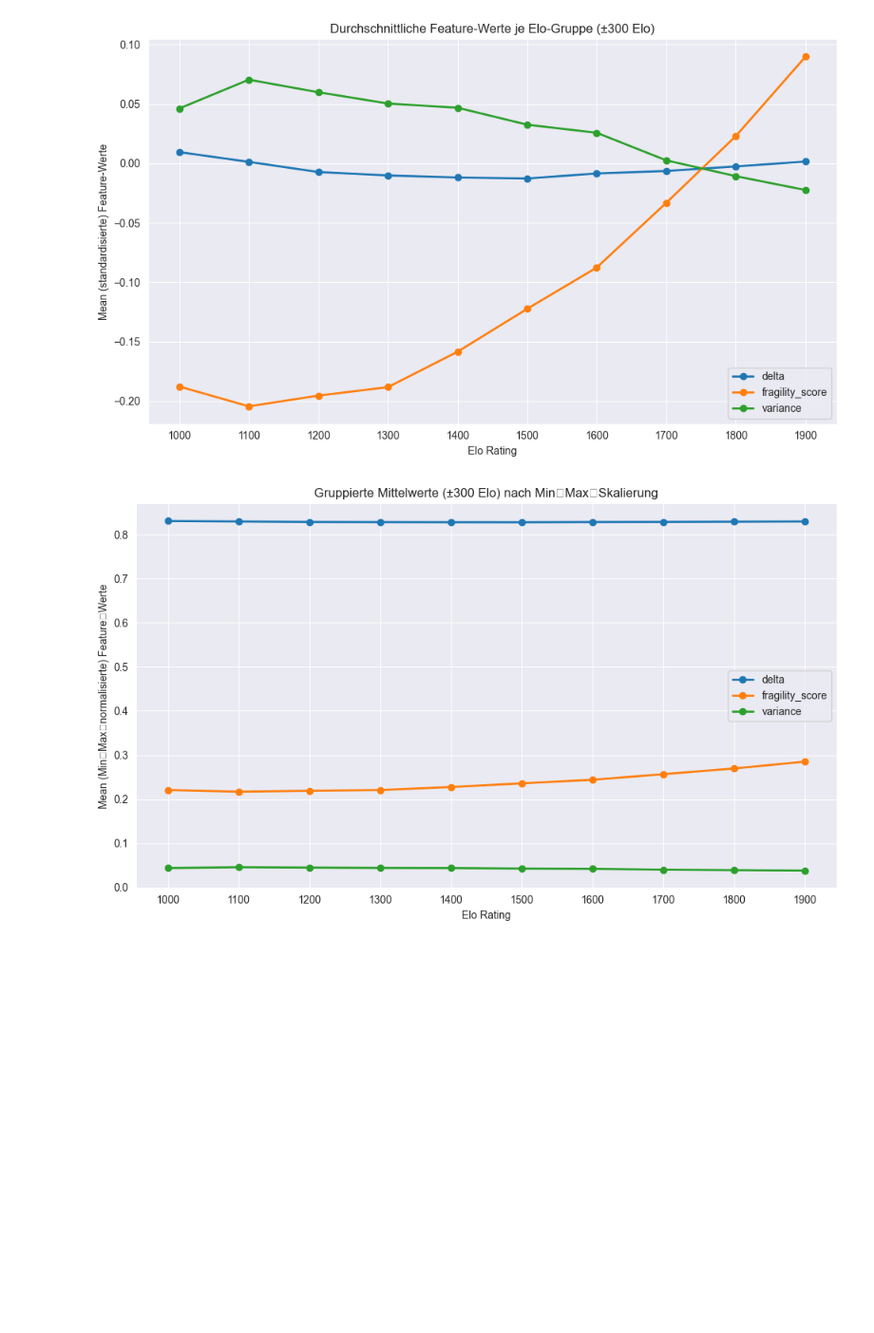
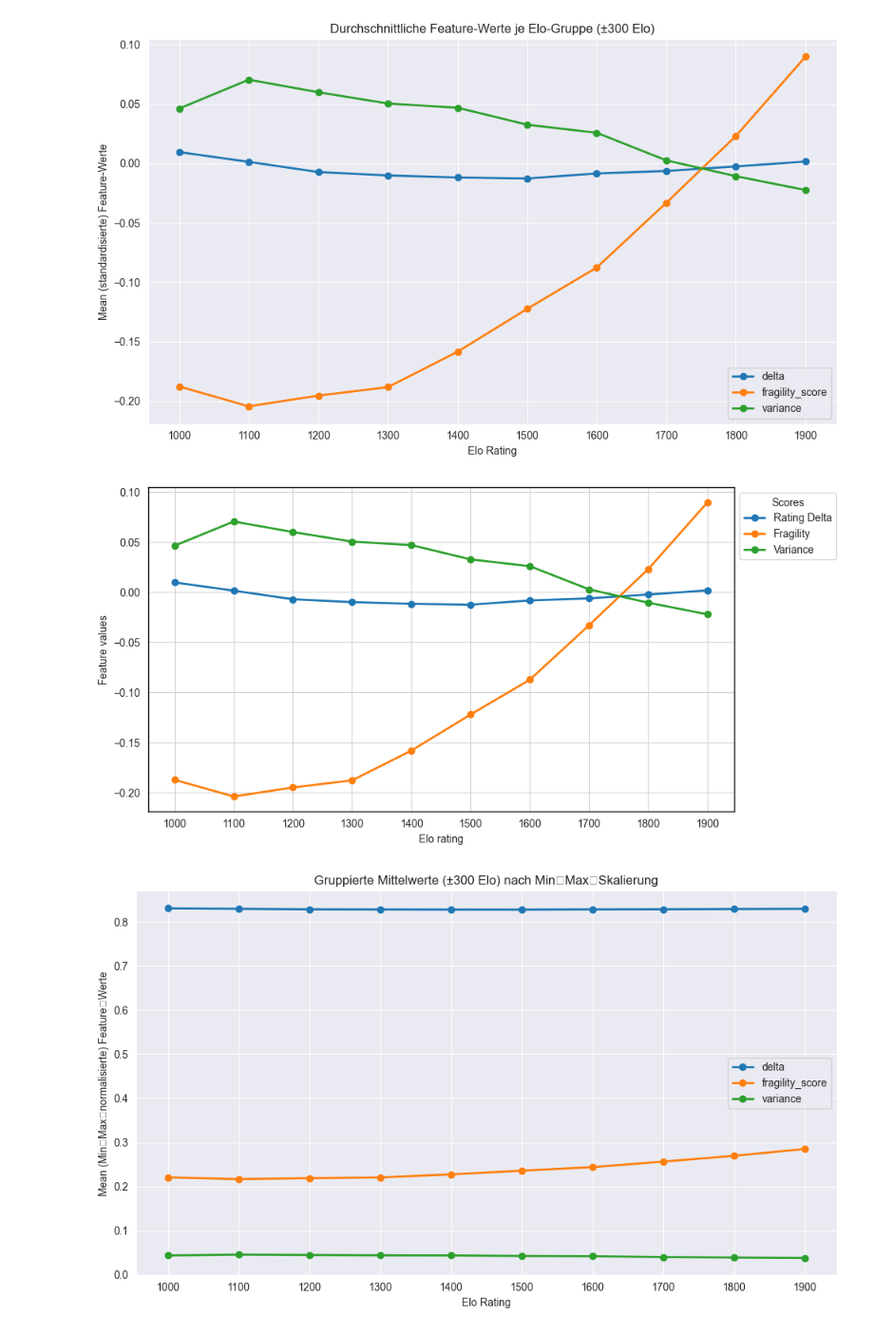
Before and after one commit to croco22/chess, a Jupyter notebook: pipeline/p3A_TEST.ipynb, the cells around one changed output. Shown at 95% size. Saved outputs shown, nothing was run; the diff lists cells and outputs as text; code cells hidden in the pictures; blank space fills up the shorter version.

```diff
--- a/pipeline/p3A_TEST.ipynb
+++ b/pipeline/p3A_TEST.ipynb
@@ -68,6 +68,40 @@ plt.savefig("../images/elo_feature_means.svg")
 plt.show()
 # %% [output]
 [figure]
+# %%
+# Report he mean of each standardized feature, grouped by Elo band
+fig, ax = plt.subplots(figsize=(10, 5))
+ax.set_facecolor("white")
+feature_labels = {
+    "fragility_score": "Fragility",
+    "delta": "Rating Delta",
+    "variance": "Variance"
+}
+
+for feature in FEATURES:
+    y = elo_stats[feature].values
+    plt.plot(elo_stats.index, y, marker='o', linewidth=2, label=feature_labels.get(feature, feature))
+
+ax.set_axisbelow(True)
+ax.grid(True, color="lightgray")
+for spine in ax.spines.values():
+    spine.set_visible(True)
+    spine.set_color("black")
+    spine.set_linewidth(1)
+ax.set_xlabel("Elo rating")
+ax.set_ylabel("Feature values")
+ax.set_xticks(elo_stats.index)
+ax.legend(
+    loc="upper left",
+    bbox_to_anchor=(1, 1),
+    title="Scores",
+    facecolor="white"
+)
+fig.tight_layout()
+fig.savefig("../images/feature_means.pdf")
+plt.show()
+# %% [output]
+[figure, added]
 # %%
 import pandas as pd
 import numpy as np
```
Also changed, not shown: 7 other files.
